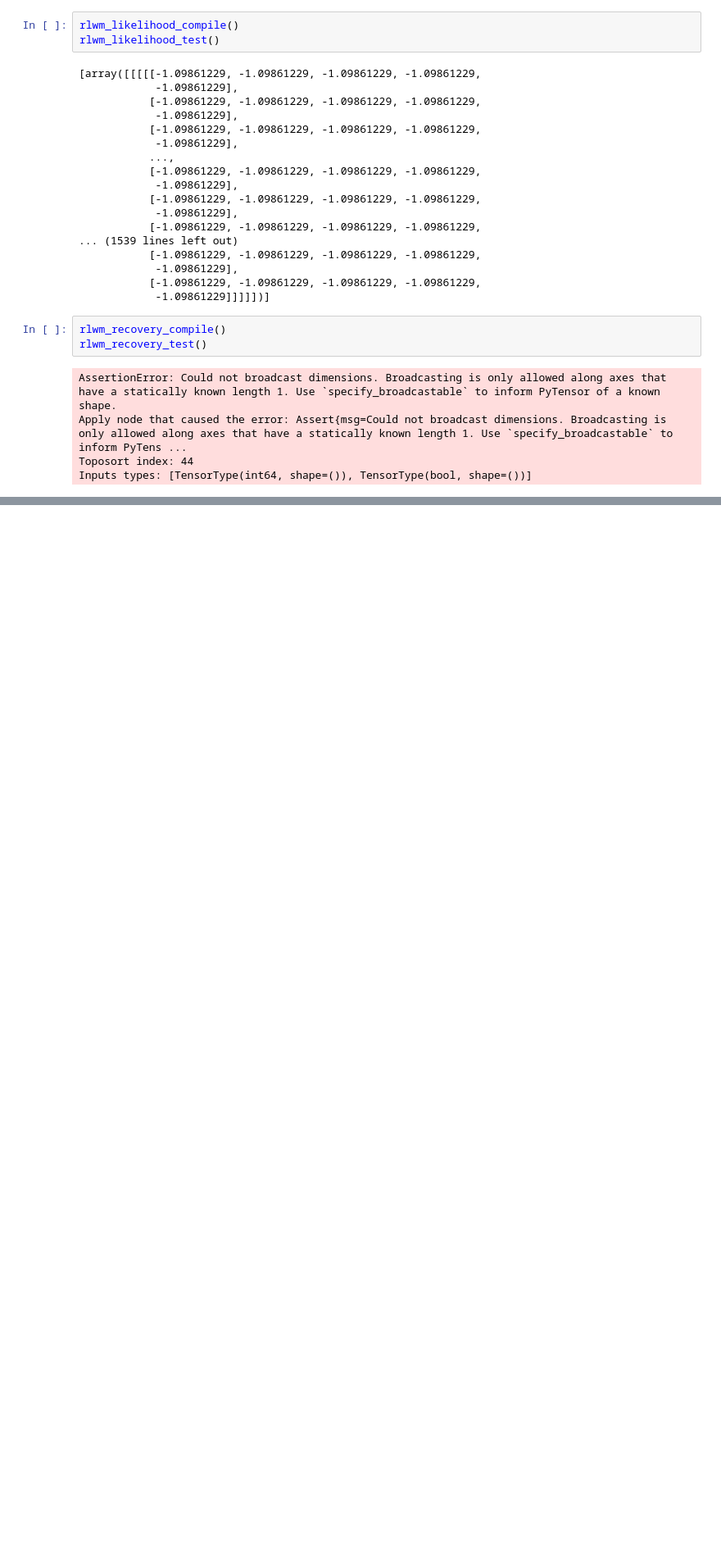
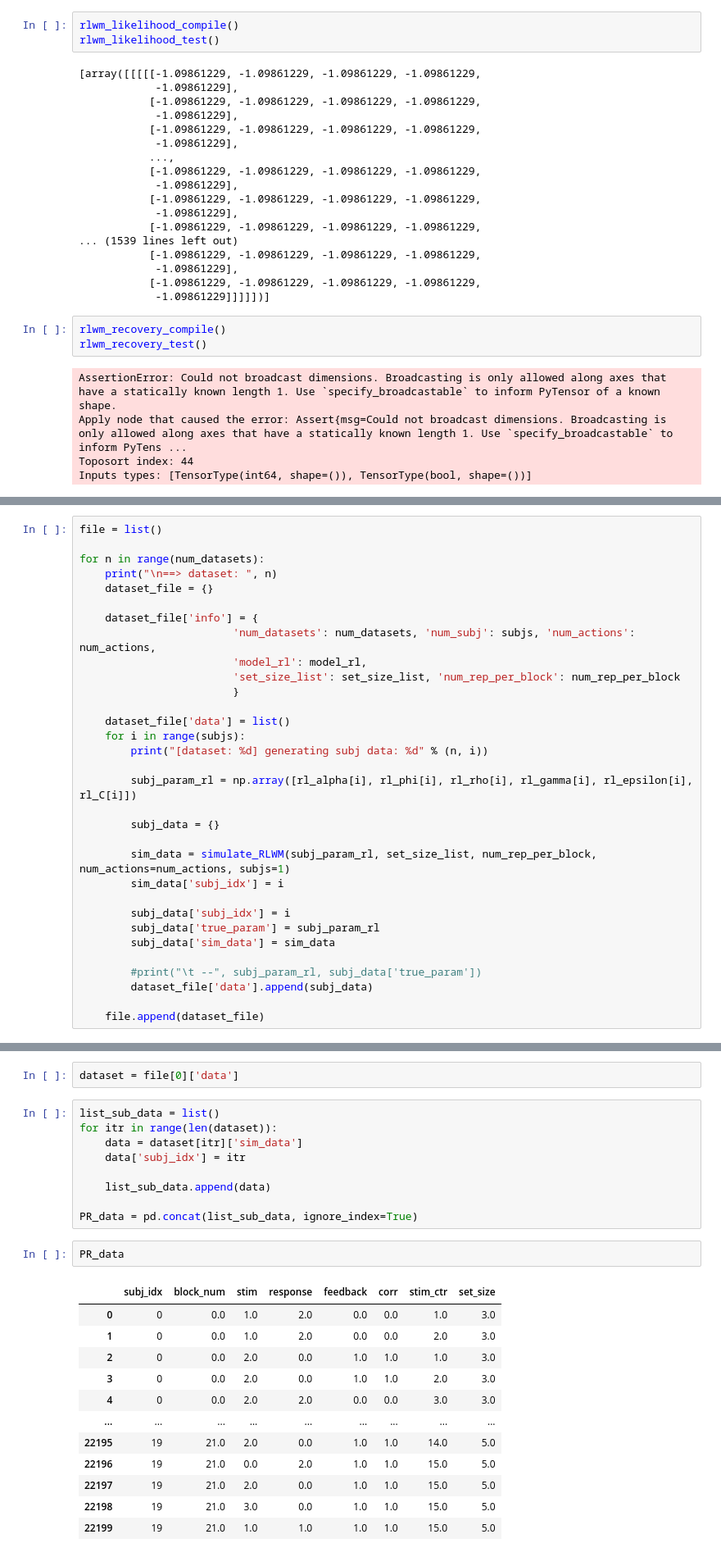
Before and after one commit to TheLemonPig/RL-SSM, a Jupyter notebook: rlwm_testing.ipynb, the cells around one changed output, grey strips where cells are left out. Shown: that part at 82% size. Drawn from its saved outputs; the diff is of its cells as text; blank space fills up the shorter version.

```diff
--- a/rlwm_testing.ipynb
+++ b/rlwm_testing.ipynb
@@ -236,0 +414,32 @@ Inputs types: [TensorType(int64, shape=()), TensorType(bool, shape=())]
+# %%
+file = list()
+
+for n in range(num_datasets):
+    print("\n==> dataset: ", n)
+    dataset_file = {}
+
+    dataset_file['info'] = {
+                        'num_datasets': num_datasets, 'num_subj': subjs, 'num_actions': num_actions,
+                        'model_rl': model_rl,
+                        'set_size_list': set_size_list, 'num_rep_per_block': num_rep_per_block
+                        }
+
+    dataset_file['data'] = list()
+    for i in range(subjs):
+        print("[dataset: %d] generating subj data: %d" % (n, i))
+
+        subj_param_rl = np.array([rl_alpha[i], rl_phi[i], rl_rho[i], rl_gamma[i], rl_epsilon[i], rl_C[i]])
+
+        subj_data = {}
+
+        sim_data = simulate_RLWM(subj_param_rl, set_size_list, num_rep_per_block, num_actions=num_actions, subjs=1)
+        sim_data['subj_idx'] = i
+
+        subj_data['subj_idx'] = i
+        subj_data['true_param'] = subj_param_rl
+        subj_data['sim_data'] = sim_data
+
+        #print("\t --", subj_param_rl, subj_data['true_param'])
+        dataset_file['data'].append(subj_data)
+
+    file.append(dataset_file)
@@ -236,0 +464,26 @@ Inputs types: [TensorType(int64, shape=()), TensorType(bool, shape=())]
+# %%
+dataset = file[0]['data']
+# %%
+list_sub_data = list()
+for itr in range(len(dataset)):
+    data = dataset[itr]['sim_data']
+    data['subj_idx'] = itr
+
+    list_sub_data.append(data)
+
+PR_data = pd.concat(list_sub_data, ignore_index=True)
+# %%
+PR_data
+# %% [output]
+|  | subj_idx | block_num | stim | response | feedback | corr | stim_ctr | set_size |
+| 0 | 0 | 0.0 | 1.0 | 2.0 | 0.0 | 0.0 | 1.0 | 3.0 |
+| 1 | 0 | 0.0 | 1.0 | 2.0 | 0.0 | 0.0 | 2.0 | 3.0 |
+| 2 | 0 | 0.0 | 2.0 | 0.0 | 1.0 | 1.0 | 1.0 | 3.0 |
+| 3 | 0 | 0.0 | 2.0 | 0.0 | 1.0 | 1.0 | 2.0 | 3.0 |
+| 4 | 0 | 0.0 | 2.0 | 2.0 | 0.0 | 0.0 | 3.0 | 3.0 |
+| ... | ... | ... | ... | ... | ... | ... | ... | ... |
+| 22195 | 19 | 21.0 | 2.0 | 0.0 | 1.0 | 1.0 | 14.0 | 5.0 |
+| 22196 | 19 | 21.0 | 0.0 | 2.0 | 1.0 | 1.0 | 15.0 | 5.0 |
+| 22197 | 19 | 21.0 | 2.0 | 0.0 | 1.0 | 1.0 | 15.0 | 5.0 |
+| 22198 | 19 | 21.0 | 3.0 | 0.0 | 1.0 | 1.0 | 15.0 | 5.0 |
+| 22199 | 19 | 21.0 | 1.0 | 1.0 | 1.0 | 1.0 | 15.0 | 5.0 |
```
Also changed, not shown: parts of 29 cells of this notebook.
